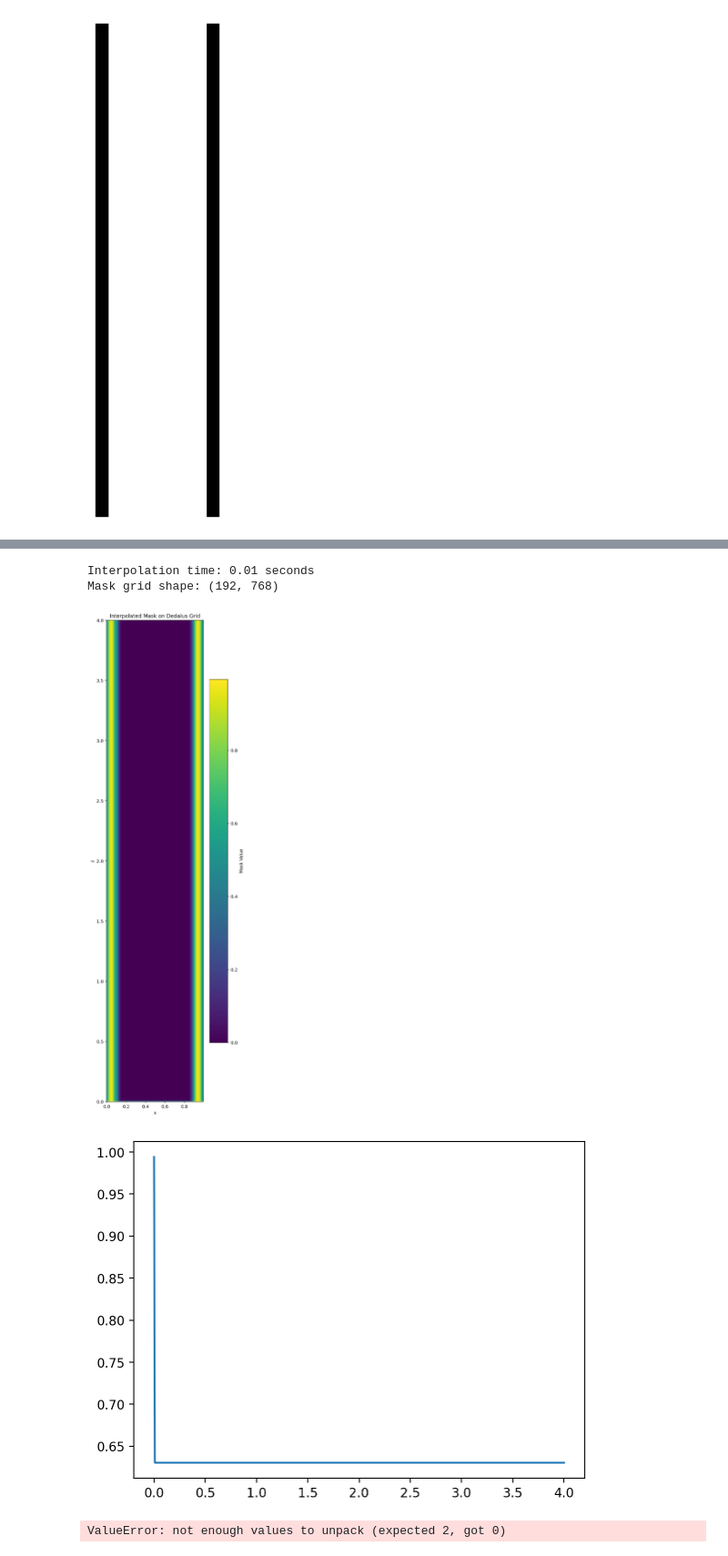
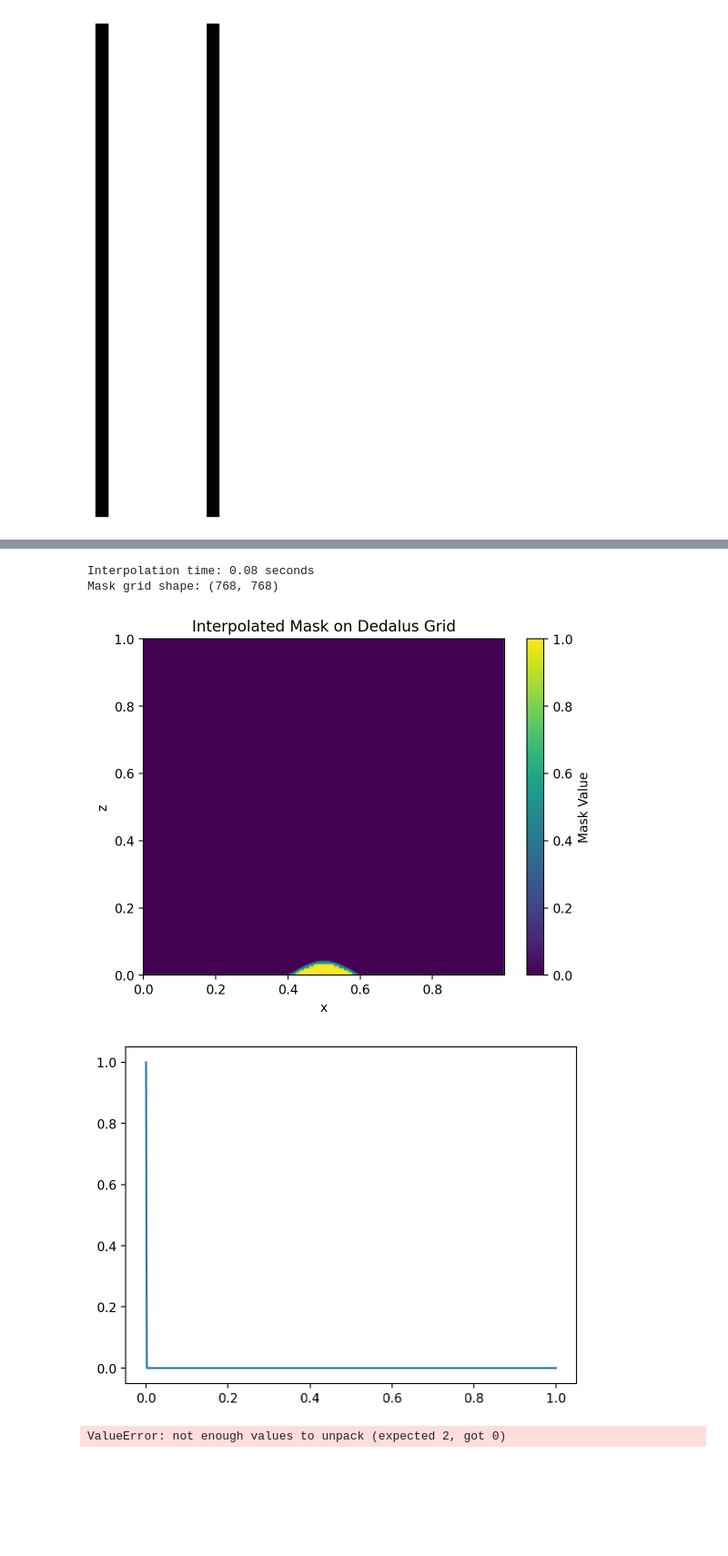
Before and after one commit to bz226/Research-Dedalus, a Jupyter notebook: 2d-AR=64/smooth_moosinesq_ibm.ipynb, the cells around one changed output, grey strips where cells are left out. Shown at 91% size. Drawn from its saved outputs; the diff is of its cells as text; code cells hidden in the pictures; blank space fills up the shorter version.

```diff
--- a/2d-AR=64/smooth_moosinesq_ibm.ipynb
+++ b/2d-AR=64/smooth_moosinesq_ibm.ipynb
@@ -10,8 +10,8 @@ import skfmm
 from scipy.special import erf
 import dedalus.extras.plot_tools as dpt
 
-Lx, Lz = 1,4
-Nx, Nz = 128, 512
+Lx, Lz = 1,1
+Nx, Nz = 512, 512
 Ra_M = -1e5
 D_0 = 0
 D_H = 1/3
@@ -262,37 +262,37 @@ mask_grid = dist.Field(name='mask', bases=(xbasis, zbasis))
 # Interpolate mask onto Dedalus grid
 mask_grid.change_scales(dealias)
 xg = dist.local_grid(xbasis, scale=dealias)
 zg = dist.local_grid(zbasis, scale=dealias)
 
 start_time = time.time()
 
 # Vectorized interpolation
 X, Z = np.meshgrid(xg[:, 0], zg[0, :], indexing='ij')
 mask_grid['g'] = interp_smooth((Lz - Z, X))  # Note the Lz - Z to flip the z-axis
 
 end_time = time.time()
 
 print(f"Interpolation time: {end_time - start_time:.2f} seconds")
 print(f"Mask grid shape: {mask_grid['g'].shape}")
 
 # Optionally, visualize the mask
 import matplotlib.pyplot as plt
 
-plt.figure(figsize=(5, 20))
+# plt.figure(figsize=(5, 20))
 plt.pcolormesh(xg[:, 0], zg[0, :], mask_grid['g'].T, shading='auto')
 plt.colorbar(label='Mask Value')
 plt.title('Interpolated Mask on Dedalus Grid')
 plt.xlabel('x')
 plt.ylabel('z')
 plt.show()
 
 
 plt.plot(zg[0,:], mask_grid['g'][2,:].T)
 plt.show()
 # %% [output]
-Interpolation time: 0.01 seconds
-Mask grid shape: (192, 768)
+Interpolation time: 0.08 seconds
+Mask grid shape: (768, 768)
-[figure, old version]
+[figure, new version]
-[figure, old version]
+[figure, new version]
 # %%
 import h5py
```
Also changed, not shown: parts of 7 cells of this notebook, 12 other files.
